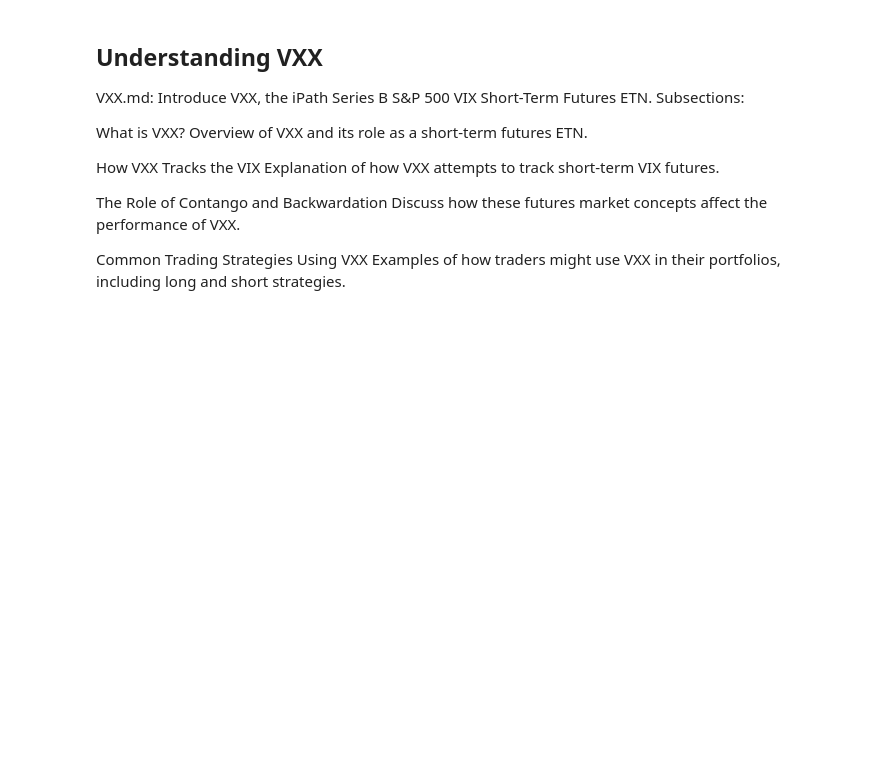
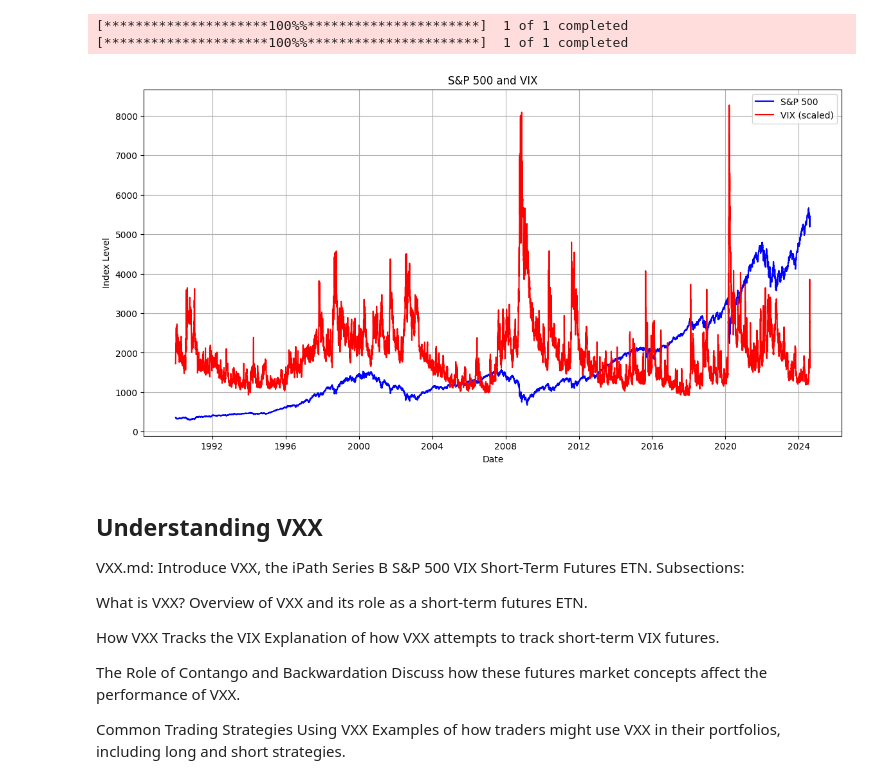
Before and after one commit to MohamadHabbal/UVXY-explained, a Jupyter notebook: Uvxy explained.ipynb, the cells around one changed output. Cells and saved outputs as stored; diff of their text form; code cells hidden in the pictures; blank space fills up the shorter version.

Commit message:
started VIX section

```diff
--- a/Uvxy explained.ipynb
+++ b/Uvxy explained.ipynb
@@ -40,3 +34,33 @@ plt.show()
+# %%
+import yfinance as yf
+import matplotlib.pyplot as plt
+import pandas as pd
+
+# Download historical data for S&P 500 and VIX
+sp500_data = yf.download("^GSPC", start="1990-01-01")
+vix_data = yf.download("^VIX", start="1990-01-01")
+
+# Align data based on dates
+data = pd.DataFrame({
+    'S&P 500': sp500_data['Close'],
+    'VIX': vix_data['Close']
+}).dropna()
+
+
+# Plot S&P 500 and VIX on the same graph
+plt.figure(figsize=(14, 7))
+plt.plot(data.index, data['S&P 500'], label='S&P 500', color='blue')
+plt.plot(data.index, data['VIX'] * 100, label='VIX (scaled)', color='red')  # Scale VIX for visibility
+plt.title(f'S&P 500 and VIX')
+plt.xlabel('Date')
+plt.ylabel('Index Level')
+plt.legend()
+plt.grid(True)
+plt.show()
+# %% [output]
+[*********************100%%**********************]  1 of 1 completed
+[*********************100%%**********************]  1 of 1 completed
+[figure, added]
 # %% [markdown]
 ## Understanding VXX
 VXX.md: Introduce VXX, the iPath Series B S&P 500 VIX Short-Term Futures ETN.
```
Also changed, not shown: parts of 6 cells of this notebook.
